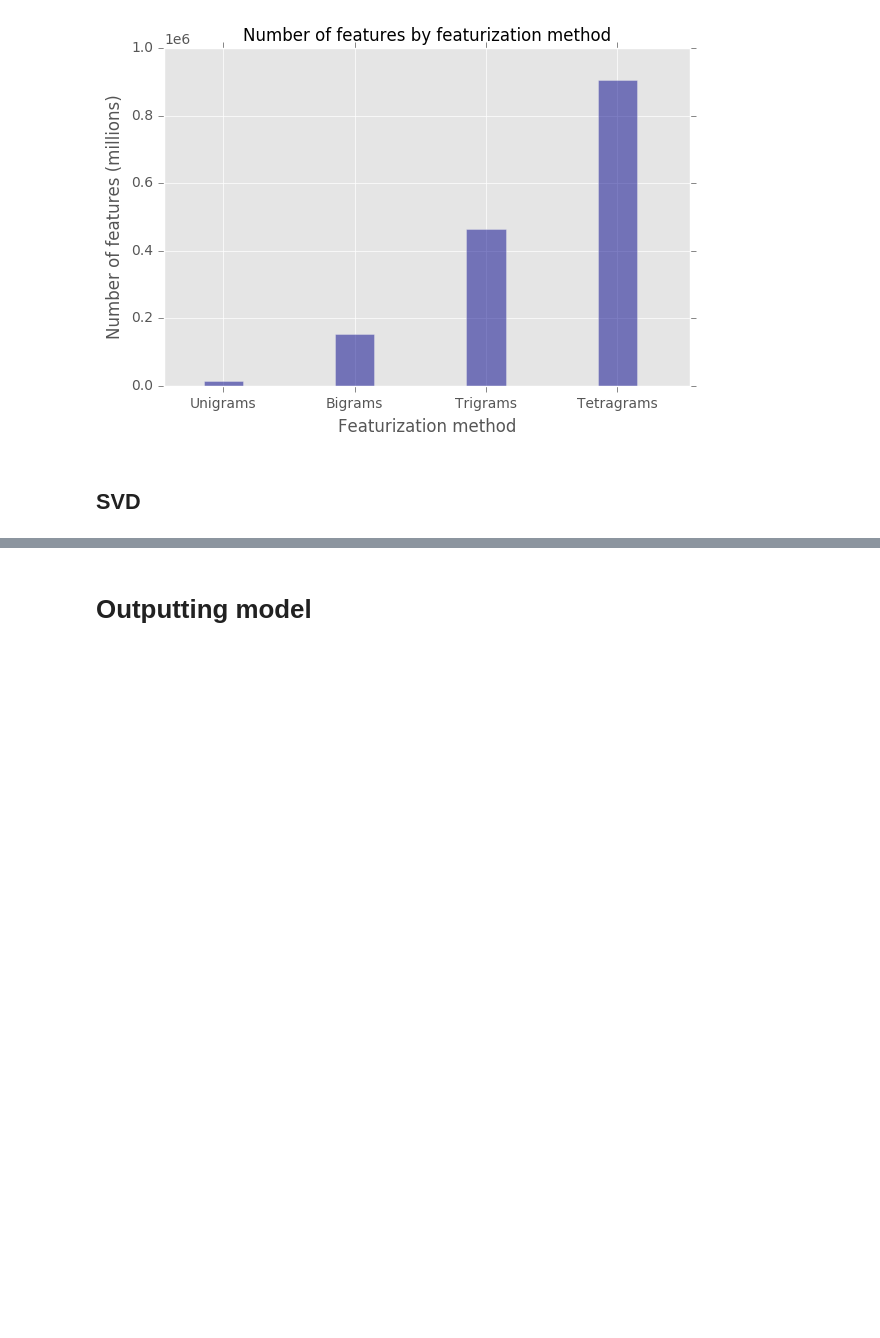
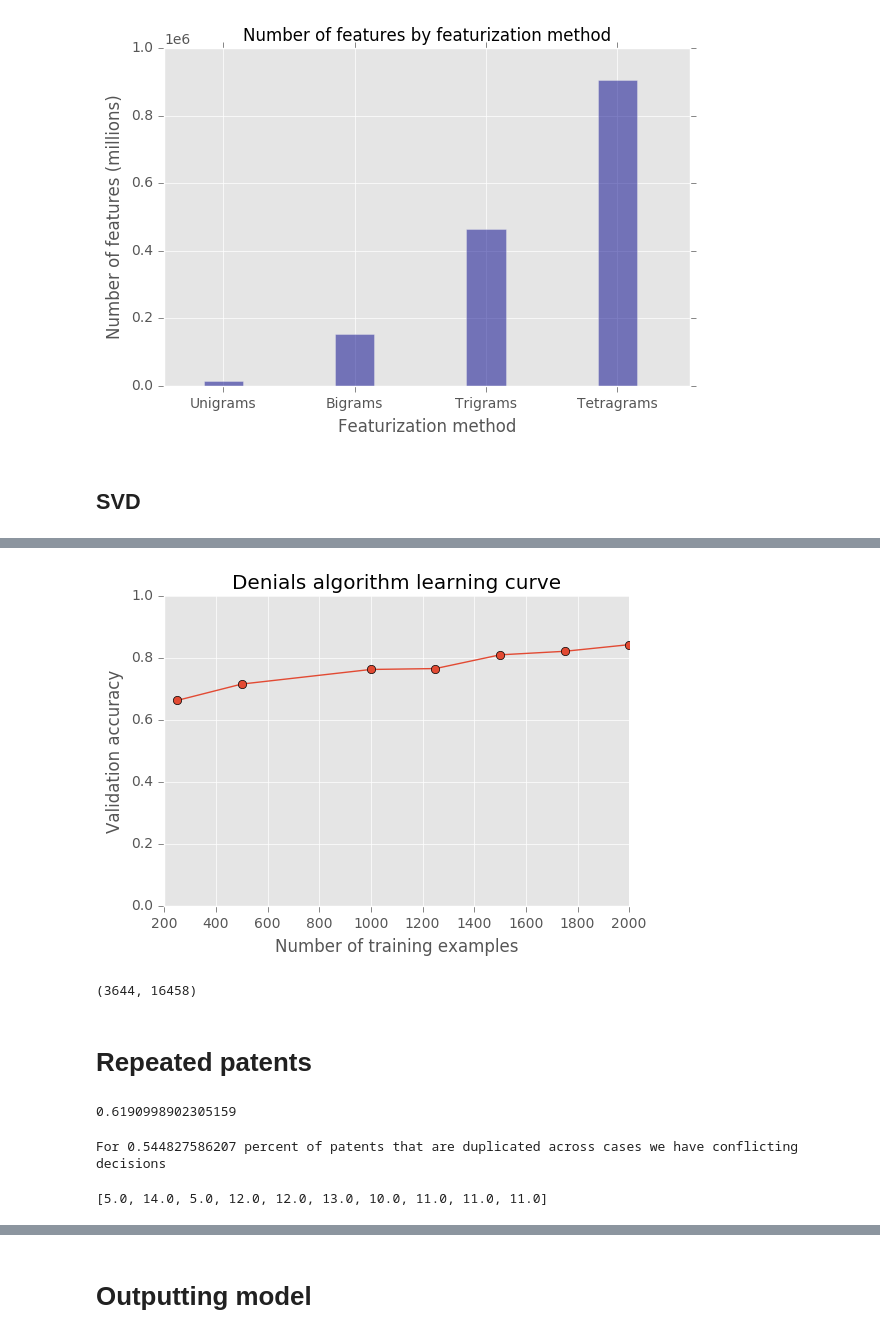
Before and after one commit to davidjwiner/cal-patent-lab, a Jupyter notebook: lib/notebooks/predicting_patent_challenge/PTAB_process_entry.ipynb, the cells around one changed output, grey strips where cells are left out. Saved outputs shown, nothing was run; the diff lists cells and outputs as text; code cells hidden in the pictures; blank space fills up the shorter version.

```diff
--- a/lib/notebooks/predicting_patent_challenge/PTAB_process_entry.ipynb
+++ b/lib/notebooks/predicting_patent_challenge/PTAB_process_entry.ipynb
@@ -478,0 +542,21 @@ def get_results(clfs, filename):
+# %%
+f, ax = plt.subplots()
+plt.plot(n_training_examples[1:], testing_accuracies[1:], 'o-')
+plt.ylim(0, 1)
+plt.xlabel("Number of training examples")
+plt.ylabel("Validation accuracy")
+plt.title("Denials algorithm learning curve")
+simpleaxis(ax)
+plt.show()
+# %% [output]
+[figure, added]
+# %%
+X_unigram.shape
+# %% [output]
+(3644, 16458)
+# %% [markdown]
+# Repeated patents
+# %%
+float(len(df.patent_id.unique()))/float(len(df.case_id.unique()))
+# %% [output]
+0.6190998902305159
@@ -478,0 +576,5 @@ def get_results(clfs, filename):
+# %%
+num_patents_without_consensus = float(sum(consensus)/float(len(num_denials)))
+print("For {0} percent of patents that are duplicated across cases we have conflicting decisions".format(num_patents_without_consensus))
+# %% [output]
+For 0.544827586207 percent of patents that are duplicated across cases we have conflicting decisions
@@ -478,0 +588,4 @@ def get_results(clfs, filename):
+# %%
+num_denials
+# %% [output]
+[5.0, 14.0, 5.0, 12.0, 12.0, 13.0, 10.0, 11.0, 11.0, 11.0]
```
Also changed, not shown: parts of 31 cells of this notebook, 6 other files.
